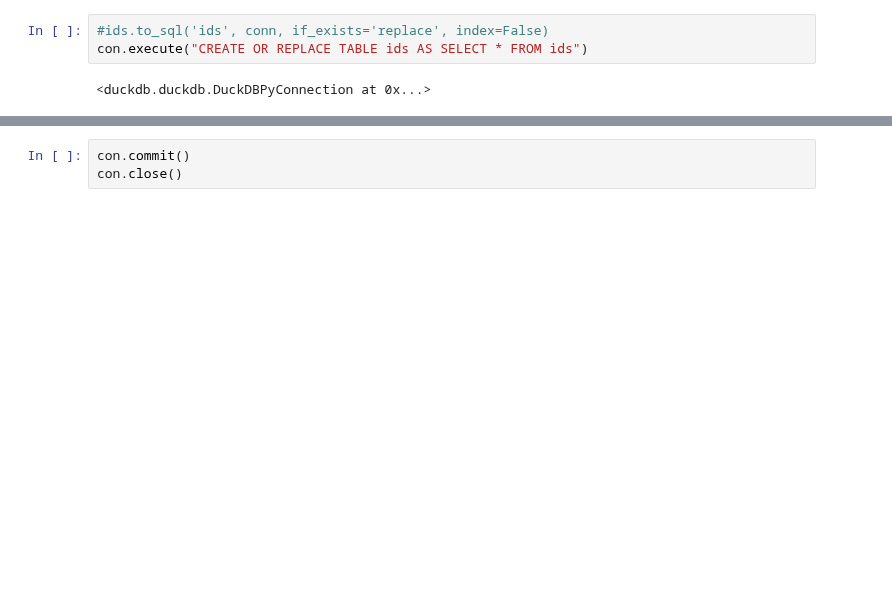
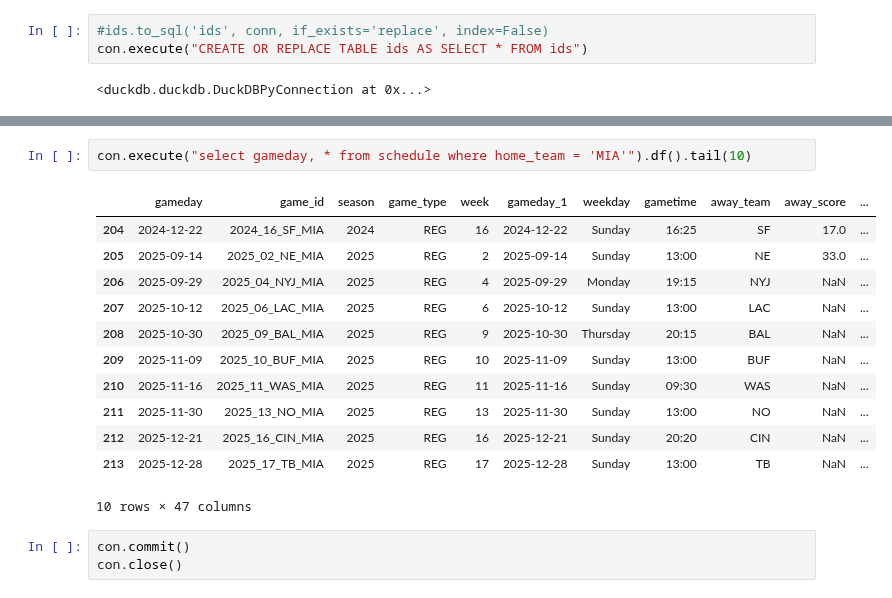
Before and after one commit to sharedw/NFL_sim, a Jupyter notebook: create_database.ipynb, the cells around one changed output, grey strips where cells are left out. Cells and saved outputs as stored; diff of their text form; blank space fills up the shorter version.

```diff
--- a/create_database.ipynb
+++ b/create_database.ipynb
@@ -151,3 +206,18 @@ shape: (7_004, 46)
+# %%
+con.execute("select gameday, * from schedule where home_team = 'MIA'").df().tail(10)
+# %% [output]
+|  | gameday | game_id | season | game_type | week | gameday_1 | weekday | gametime | away_team | away_score | ... |
+| 204 | 2024-12-22 | 2024_16_SF_MIA | 2024 | REG | 16 | 2024-12-22 | Sunday | 16:25 | SF | 17.0 | ... |
+| 205 | 2025-09-14 | 2025_02_NE_MIA | 2025 | REG | 2 | 2025-09-14 | Sunday | 13:00 | NE | 33.0 | ... |
+| 206 | 2025-09-29 | 2025_04_NYJ_MIA | 2025 | REG | 4 | 2025-09-29 | Monday | 19:15 | NYJ | NaN | ... |
+| 207 | 2025-10-12 | 2025_06_LAC_MIA | 2025 | REG | 6 | 2025-10-12 | Sunday | 13:00 | LAC | NaN | ... |
+| 208 | 2025-10-30 | 2025_09_BAL_MIA | 2025 | REG | 9 | 2025-10-30 | Thursday | 20:15 | BAL | NaN | ... |
+| 209 | 2025-11-09 | 2025_10_BUF_MIA | 2025 | REG | 10 | 2025-11-09 | Sunday | 13:00 | BUF | NaN | ... |
+| 210 | 2025-11-16 | 2025_11_WAS_MIA | 2025 | REG | 11 | 2025-11-16 | Sunday | 09:30 | WAS | NaN | ... |
+| 211 | 2025-11-30 | 2025_13_NO_MIA | 2025 | REG | 13 | 2025-11-30 | Sunday | 13:00 | NO | NaN | ... |
+| 212 | 2025-12-21 | 2025_16_CIN_MIA | 2025 | REG | 16 | 2025-12-21 | Sunday | 20:20 | CIN | NaN | ... |
+| 213 | 2025-12-28 | 2025_17_TB_MIA | 2025 | REG | 17 | 2025-12-28 | Sunday | 13:00 | TB | NaN | ... |
+10 rows × 47 columns
 # %%
 con.commit()
 con.close()
```
Also changed, not shown: parts of 7 cells of this notebook, 1 other file.
